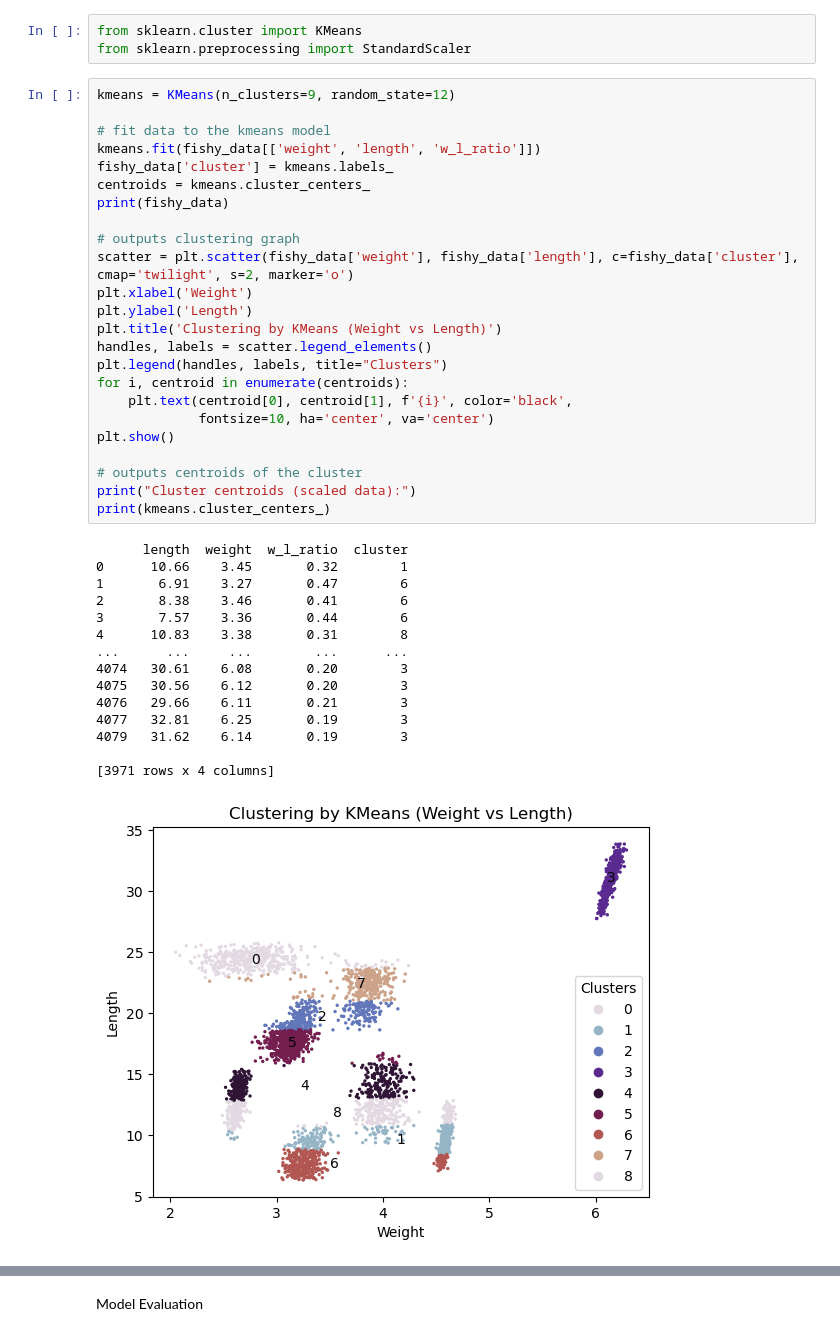
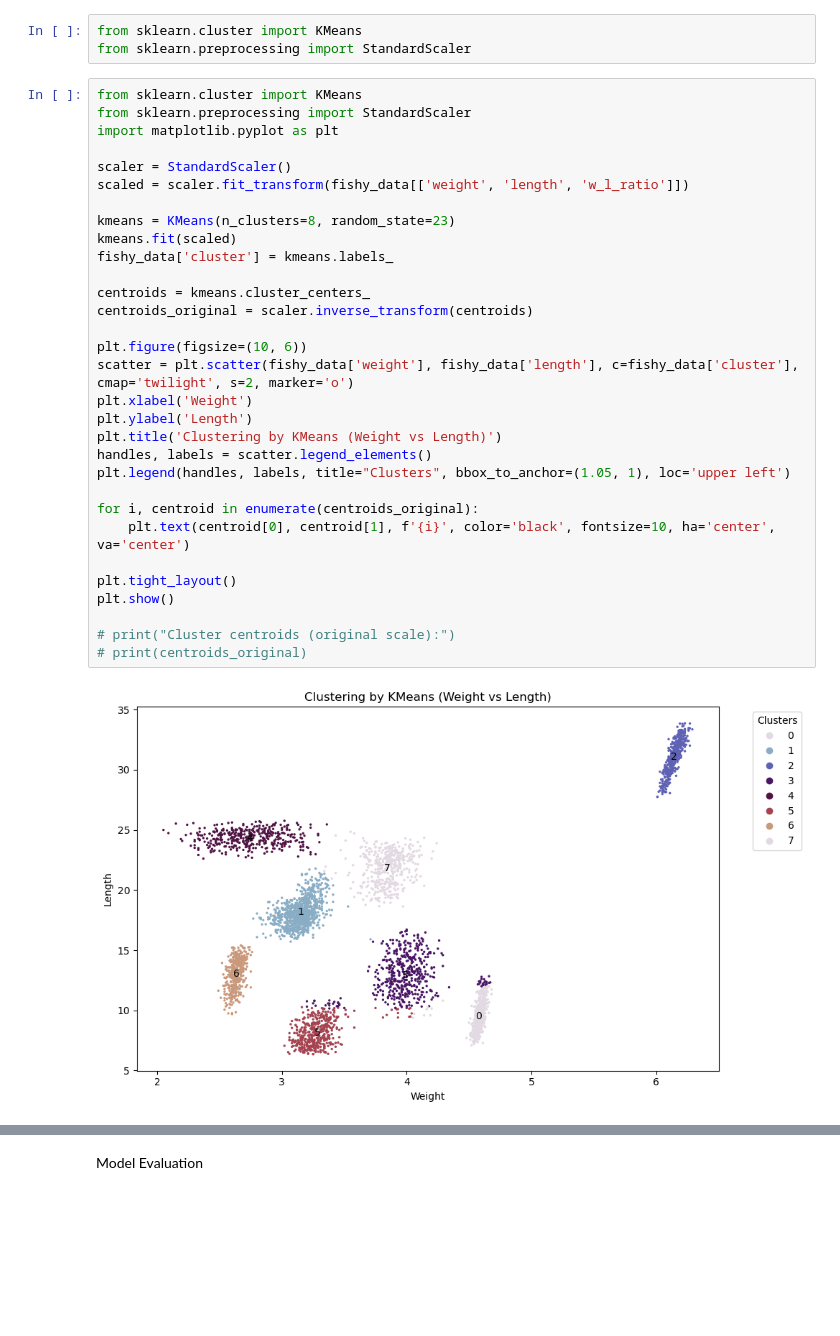
Before and after one commit to KPate04/IntroDataMining, a Jupyter notebook: Project_4/Clustering.ipynb, the cells around one changed output, grey strips where cells are left out. Saved outputs shown, nothing was run; the diff lists cells and outputs as text; blank space fills up the shorter version.

```diff
--- a/Project_4/Clustering.ipynb
+++ b/Project_4/Clustering.ipynb
@@ -287,42 +287,35 @@ Classification Model: K-Means
 from sklearn.cluster import KMeans
 from sklearn.preprocessing import StandardScaler
 # %%
-kmeans = KMeans(n_clusters=9, random_state=12)
+from sklearn.cluster import KMeans
+from sklearn.preprocessing import StandardScaler
+import matplotlib.pyplot as plt
 
-# fit data to the kmeans model
-kmeans.fit(fishy_data[['weight', 'length', 'w_l_ratio']])
+scaler = StandardScaler()
+scaled = scaler.fit_transform(fishy_data[['weight', 'length', 'w_l_ratio']])
+
+kmeans = KMeans(n_clusters=8, random_state=23)
+kmeans.fit(scaled)
 fishy_data['cluster'] = kmeans.labels_
+
 centroids = kmeans.cluster_centers_
-print(fishy_data)
+centroids_original = scaler.inverse_transform(centroids)
 
-# outputs clustering graph
+plt.figure(figsize=(10, 6))
 scatter = plt.scatter(fishy_data['weight'], fishy_data['length'], c=fishy_data['cluster'], cmap='twilight', s=2, marker='o')
 plt.xlabel('Weight')
 plt.ylabel('Length')
 plt.title('Clustering by KMeans (Weight vs Length)')
 handles, labels = scatter.legend_elements()
-plt.legend(handles, labels, title="Clusters")
-for i, centroid in enumerate(centroids):
-    plt.text(centroid[0], centroid[1], f'{i}', color='black',
-             fontsize=10, ha='center', va='center')
+plt.legend(handles, labels, title="Clusters", bbox_to_anchor=(1.05, 1), loc='upper left')
+
+for i, centroid in enumerate(centroids_original):
+    plt.text(centroid[0], centroid[1], f'{i}', color='black', fontsize=10, ha='center', va='center')
+
+plt.tight_layout()
 plt.show()
 
-# outputs centroids of the cluster
-print("Cluster centroids (scaled data):")
-print(kmeans.cluster_centers_)
+# print("Cluster centroids (original scale):")
+# print(centroids_original)
 # %% [output]
-      length  weight  w_l_ratio  cluster
-0      10.66    3.45       0.32        1
-1       6.91    3.27       0.47        6
-2       8.38    3.46       0.41        6
-3       7.57    3.36       0.44        6
-4      10.83    3.38       0.31        8
-...      ...     ...        ...      ...
-4074   30.61    6.08       0.20        3
-4075   30.56    6.12       0.20        3
-4076   29.66    6.11       0.21        3
-4077   32.81    6.25       0.19        3
-4079   31.62    6.14       0.19        3
-
-[3971 rows x 4 columns]
-[figure, old version]
+[figure, new version]
```
Also changed, not shown: parts of 4 cells of this notebook, 5 other files.
